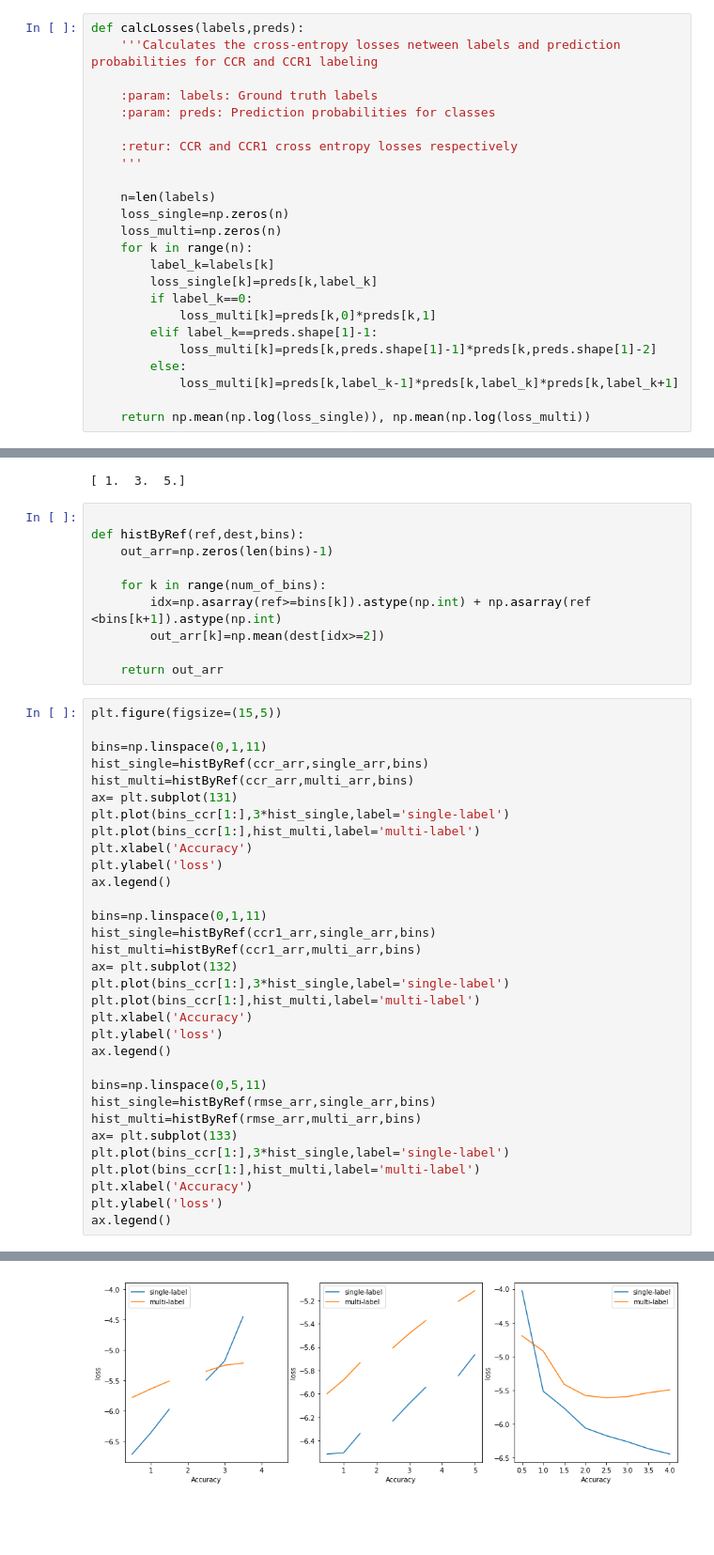
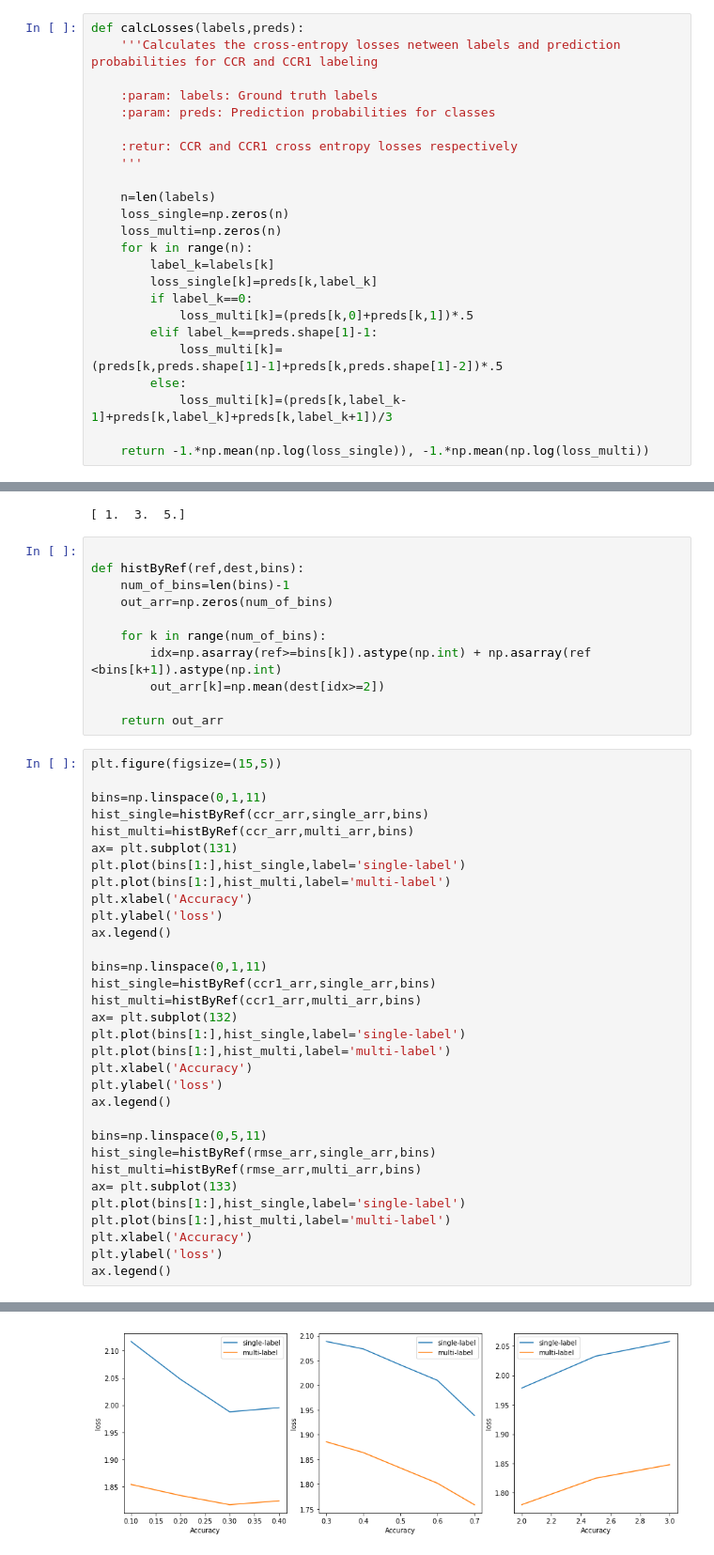
Before and after one commit to ozantezcan/Object-Counting-in-Amazon-Bin-Image-Dataset, a Jupyter notebook: Loss-Tests/Comparison of CCR loss and CCR1 loss.ipynb, the cells around one changed output, grey strips where cells are left out. Shown at 94% size. Cells and saved outputs as stored; diff of their text form; blank space fills up the shorter version.

```diff
--- a/Loss-Tests/Comparison of CCR loss and CCR1 loss.ipynb
+++ b/Loss-Tests/Comparison of CCR loss and CCR1 loss.ipynb
@@ -24,13 +24,13 @@ def calcLosses(labels,preds):
         label_k=labels[k]
         loss_single[k]=preds[k,label_k]
         if label_k==0:
-            loss_multi[k]=preds[k,0]*preds[k,1]
+            loss_multi[k]=(preds[k,0]+preds[k,1])*.5
         elif label_k==preds.shape[1]-1:
-            loss_multi[k]=preds[k,preds.shape[1]-1]*preds[k,preds.shape[1]-2]
+            loss_multi[k]=(preds[k,preds.shape[1]-1]+preds[k,preds.shape[1]-2])*.5
         else:
-            loss_multi[k]=preds[k,label_k-1]*preds[k,label_k]*preds[k,label_k+1]
+            loss_multi[k]=(preds[k,label_k-1]+preds[k,label_k]+preds[k,label_k+1])/3
 
-    return np.mean(np.log(loss_single)), np.mean(np.log(loss_multi))
+    return -1.*np.mean(np.log(loss_single)), -1.*np.mean(np.log(loss_multi))
 # %%
 '''Declare the parameters'''
 numOfExamples=1000 #Number of random data points
@@ -145,7 +186,8 @@ print(np.linspace(1,5,3))
 # %%
 
 def histByRef(ref,dest,bins):
-    out_arr=np.zeros(len(bins)-1)
+    num_of_bins=len(bins)-1
+    out_arr=np.zeros(num_of_bins)
 
     for k in range(num_of_bins):
         idx=np.asarray(ref>=bins[k]).astype(np.int) + np.asarray(ref <bins[k+1]).astype(np.int)
@@ -155,35 +197,35 @@ def histByRef(ref,dest,bins):
 # %%
 plt.figure(figsize=(15,5))
 
 bins=np.linspace(0,1,11)
 hist_single=histByRef(ccr_arr,single_arr,bins)
 hist_multi=histByRef(ccr_arr,multi_arr,bins)
 ax= plt.subplot(131)
-plt.plot(bins_ccr[1:],3*hist_single,label='single-label')
-plt.plot(bins_ccr[1:],hist_multi,label='multi-label')
+plt.plot(bins[1:],hist_single,label='single-label')
+plt.plot(bins[1:],hist_multi,label='multi-label')
 plt.xlabel('Accuracy')
 plt.ylabel('loss')
 ax.legend()
 
 bins=np.linspace(0,1,11)
 hist_single=histByRef(ccr1_arr,single_arr,bins)
 hist_multi=histByRef(ccr1_arr,multi_arr,bins)
 ax= plt.subplot(132)
-plt.plot(bins_ccr[1:],3*hist_single,label='single-label')
-plt.plot(bins_ccr[1:],hist_multi,label='multi-label')
+plt.plot(bins[1:],hist_single,label='single-label')
+plt.plot(bins[1:],hist_multi,label='multi-label')
 plt.xlabel('Accuracy')
 plt.ylabel('loss')
 ax.legend()
 
 bins=np.linspace(0,5,11)
 hist_single=histByRef(rmse_arr,single_arr,bins)
 hist_multi=histByRef(rmse_arr,multi_arr,bins)
 ax= plt.subplot(133)
-plt.plot(bins_ccr[1:],3*hist_single,label='single-label')
-plt.plot(bins_ccr[1:],hist_multi,label='multi-label')
+plt.plot(bins[1:],hist_single,label='single-label')
+plt.plot(bins[1:],hist_multi,label='multi-label')
 plt.xlabel('Accuracy')
 plt.ylabel('loss')
 ax.legend()
 # %% [output]
 <matplotlib.legend.Legend at 0x...>
-[figure, old version]
+[figure, new version]
```
Also changed, not shown: parts of 3 cells of this notebook, 52 other files.
